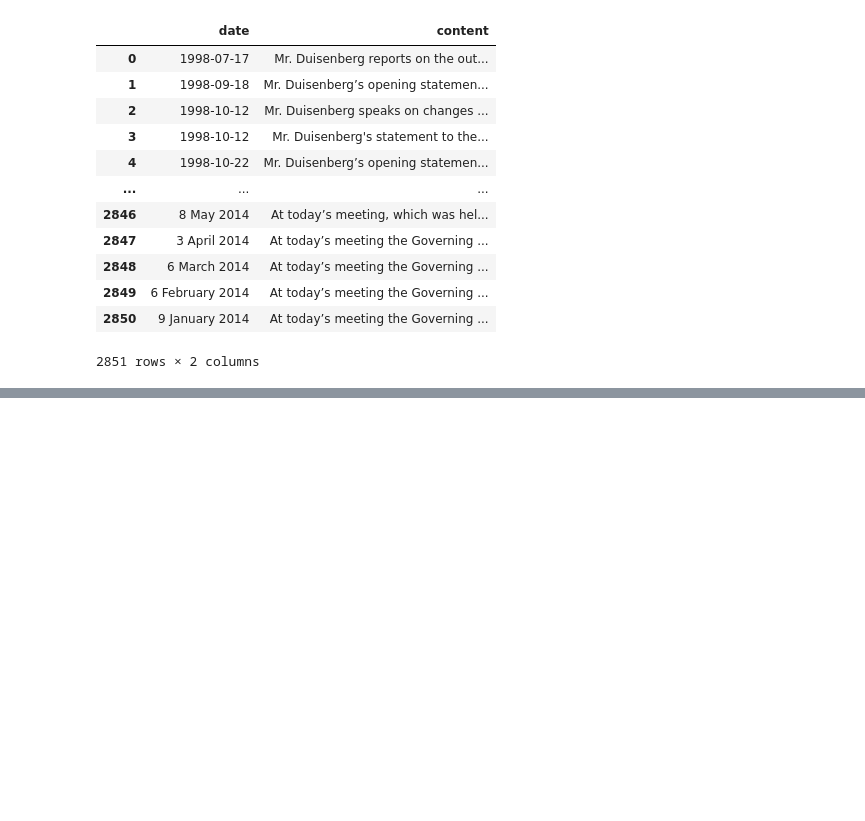
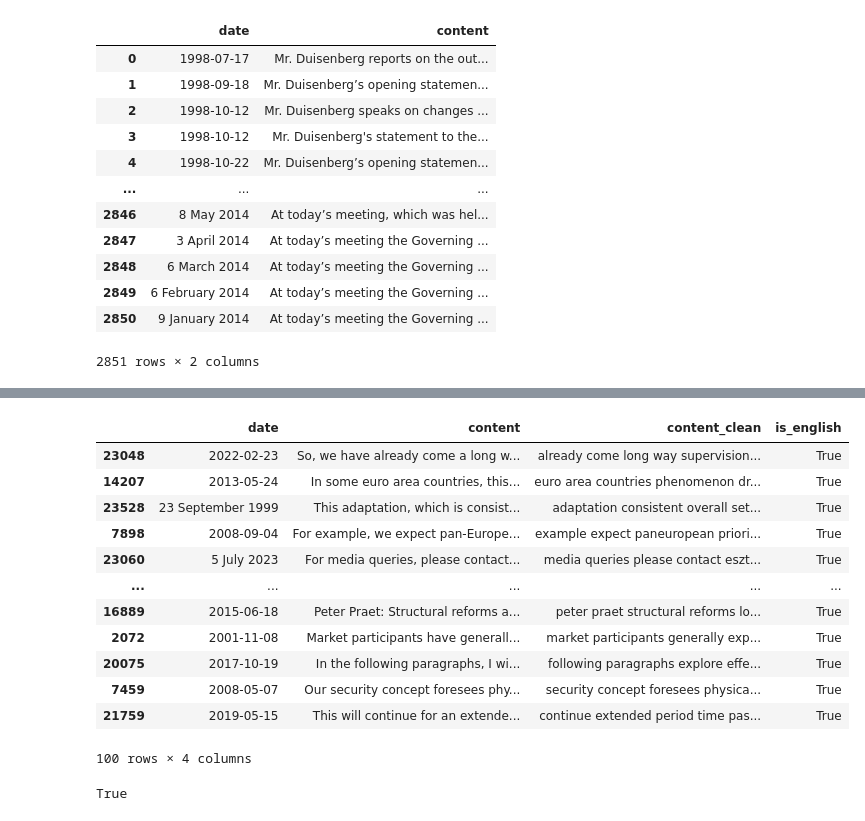
Before and after one commit to OzodbekOzodov/ecb-speeches, a Jupyter notebook: zer-shot-classification.ipynb, the cells around one changed output, grey strips where cells are left out. Drawn from its saved outputs; the diff is of its cells as text; code cells hidden in the pictures; blank space fills up the shorter version.

```diff
--- a/zer-shot-classification.ipynb
+++ b/zer-shot-classification.ipynb
@@ -237,0 +267,23 @@ Num GPUs Available:  0
+# %%
+all_data = all_data[all_data['is_english']==True]
+all_data_sample = all_data.sample(n=100, random_state=1)
+all_data_sample
+# %% [output]
+|  | date | content | content_clean | is_english |
+| 23048 | 2022-02-23 | So, we have already come a long w... | already come long way supervision... | True |
+| 14207 | 2013-05-24 | In some euro area countries, this... | euro area countries phenomenon dr... | True |
+| 23528 | 23 September 1999 | This adaptation, which is consist... | adaptation consistent overall set... | True |
+| 7898 | 2008-09-04 | For example, we expect pan-Europe... | example expect paneuropean priori... | True |
+| 23060 | 5 July 2023 | For media queries, please contact... | media queries please contact eszt... | True |
+| ... | ... | ... | ... | ... |
+| 16889 | 2015-06-18 | Peter Praet: Structural reforms a... | peter praet structural reforms lo... | True |
+| 2072 | 2001-11-08 | Market participants have generall... | market participants generally exp... | True |
+| 20075 | 2017-10-19 | In the following paragraphs, I wi... | following paragraphs explore effe... | True |
+| 7459 | 2008-05-07 | Our security concept foresees phy... | security concept foresees physica... | True |
+| 21759 | 2019-05-15 | This will continue for an extende... | continue extended period time pas... | True |
+100 rows × 4 columns
+# %%
+import torch
+print(torch.cuda.is_available())
+# %% [output]
+True
```
Also changed, not shown: parts of 13 cells of this notebook.
